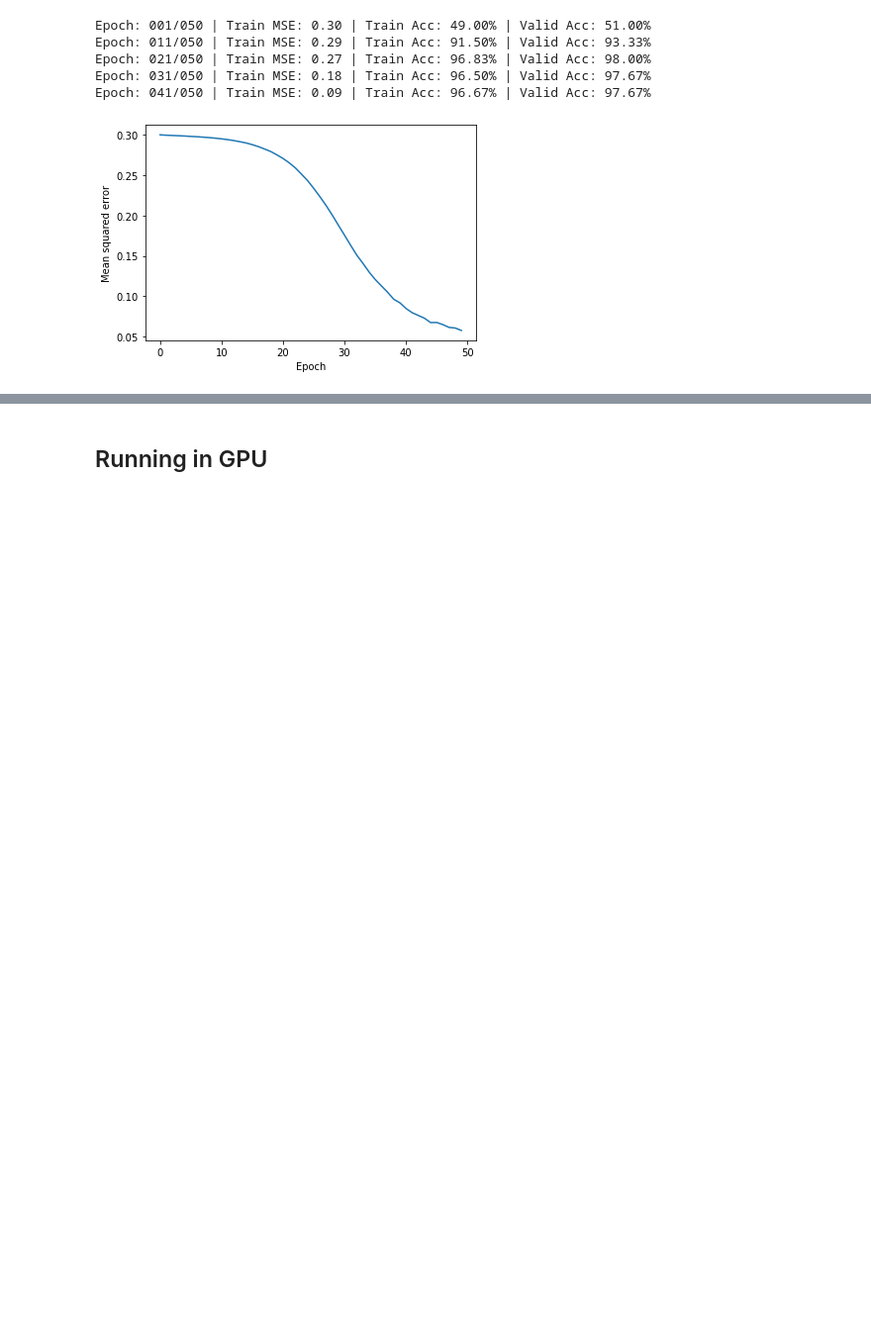
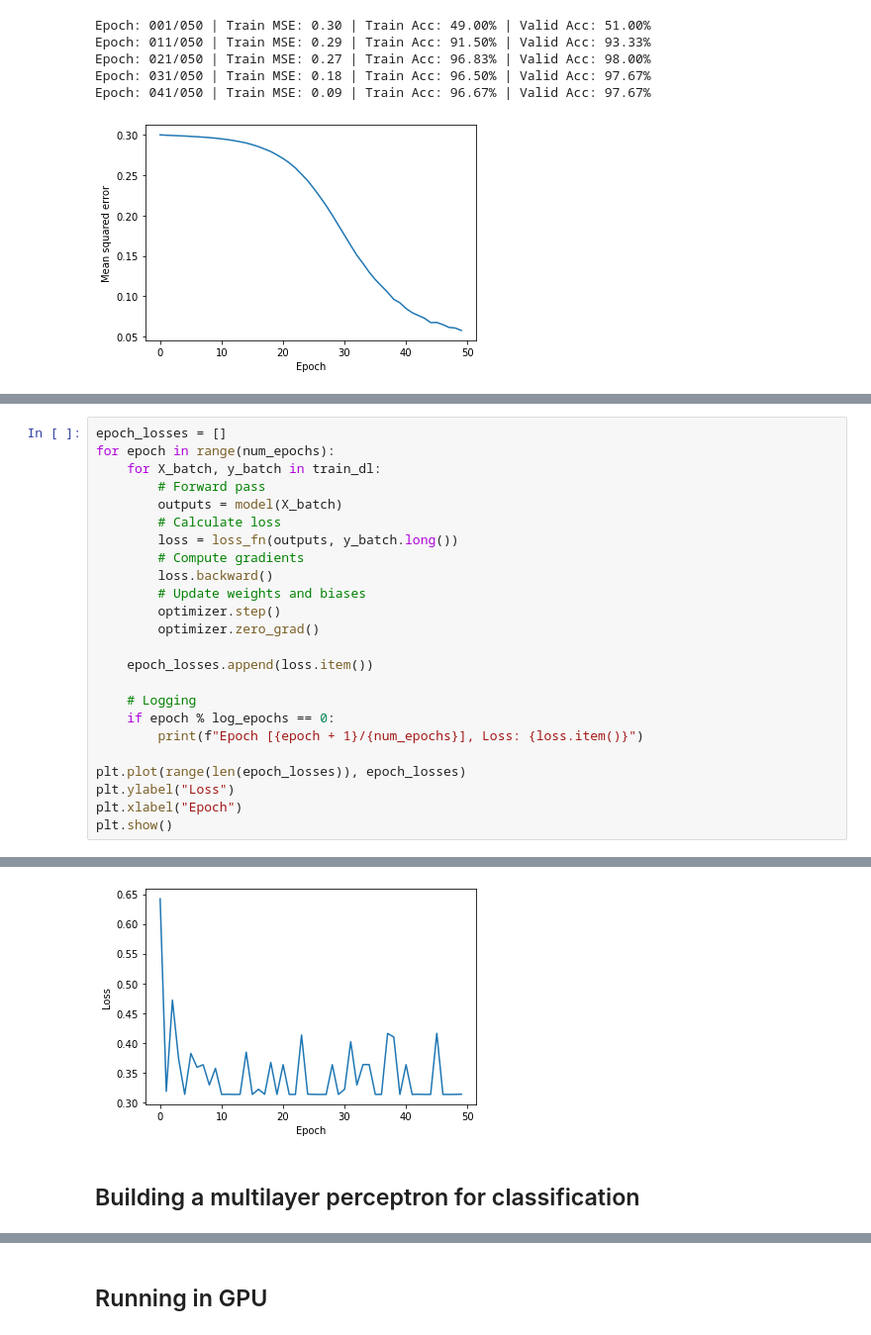
Before and after one commit to dev-SR/Deep-Learning, a Jupyter notebook: 02-FFN-pytorch/ffn.ipynb, the cells around one changed output, grey strips where cells are left out. Shown at 99% size. Saved outputs shown, nothing was run; the diff lists cells and outputs as text; blank space fills up the shorter version.

```diff
--- a/02-FFN-pytorch/ffn.ipynb
+++ b/02-FFN-pytorch/ffn.ipynb
@@ -1759,0 +1692,25 @@ fit(x=X_train, y=y_train, model=model, opt=opt, loss_fn=loss_fn, log=True)
+# %%
+epoch_losses = []
+for epoch in range(num_epochs):
+    for X_batch, y_batch in train_dl:
+        # Forward pass
+        outputs = model(X_batch)
+        # Calculate loss
+        loss = loss_fn(outputs, y_batch.long())
+        # Compute gradients
+        loss.backward()
+        # Update weights and biases
+        optimizer.step()
+        optimizer.zero_grad()
+
+    epoch_losses.append(loss.item())
+
+    # Logging
+    if epoch % log_epochs == 0:
+        print(f"Epoch [{epoch + 1}/{num_epochs}], Loss: {loss.item()}")
+
+plt.plot(range(len(epoch_losses)), epoch_losses)
+plt.ylabel("Loss")
+plt.xlabel("Epoch")
+plt.show()
+# %% [output]
@@ -1759,0 +1722,3 @@ fit(x=X_train, y=y_train, model=model, opt=opt, loss_fn=loss_fn, log=True)
+[figure, added]
+# %% [markdown]
+## Building a multilayer perceptron for classification
```
Also changed, not shown: parts of 44 cells of this notebook, 10 other files.
